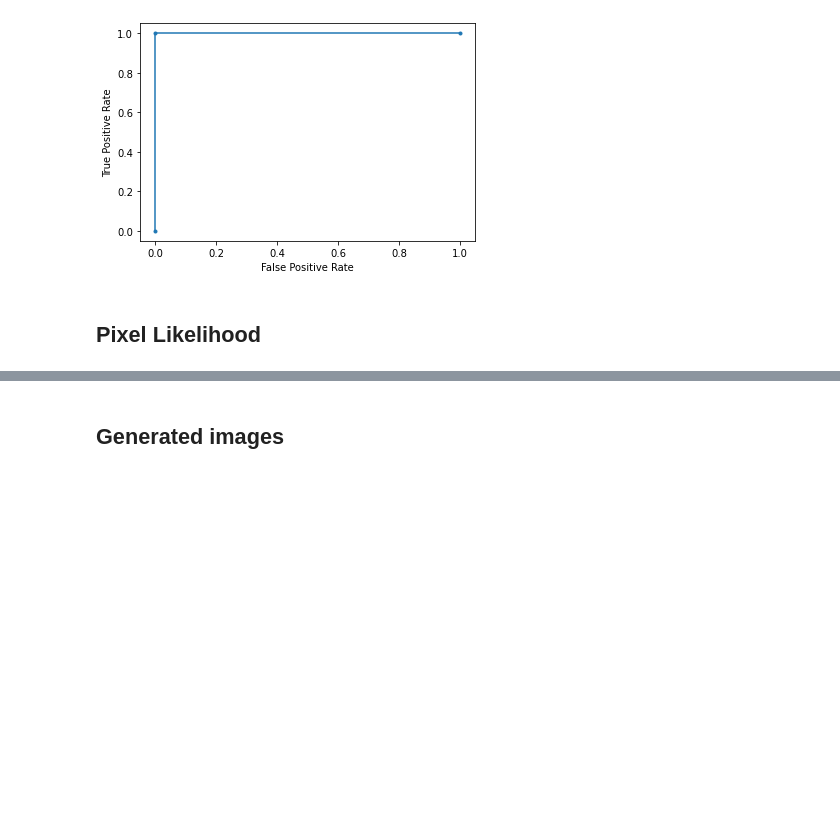
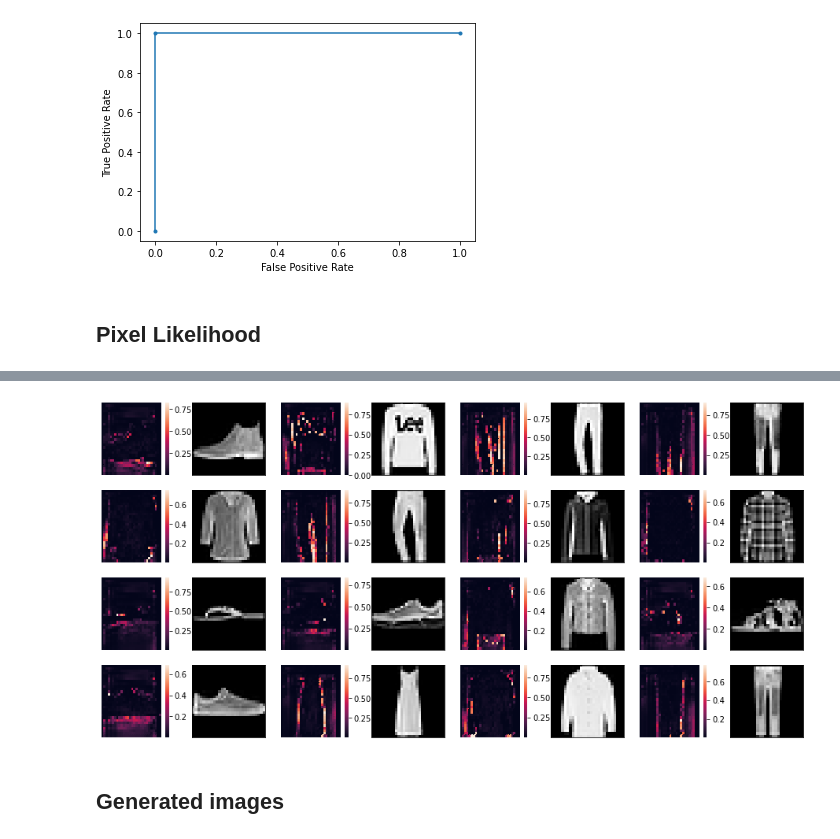
Before and after one commit to kredde/background-masked-generative-models, a Jupyter notebook: notebooks/03-Kristian-AUC-evaluation.ipynb, the cells around one changed output, grey strips where cells are left out. Saved outputs shown, nothing was run; the diff lists cells and outputs as text; code cells hidden in the pictures; blank space fills up the shorter version.

```diff
--- a/notebooks/03-Kristian-AUC-evaluation.ipynb
+++ b/notebooks/03-Kristian-AUC-evaluation.ipynb
@@ -107,3 +106,12 @@ draw_likelihood_plot(fm_test, exp.model)
+# %%
+fm = FashionMNISTDataModule()
+fm.prepare_data()
+fm.setup()
+
+fm_test = fm.test_dataloader()
+draw_likelihood_plot(fm_test, exp.model, cmap="rocket", vmax=None)
+# %% [output]
+[figure, added]
 # %% [markdown]
 ## Generated images
 # %%
```
Also changed, not shown: parts of 6 cells of this notebook, 8 other files.
